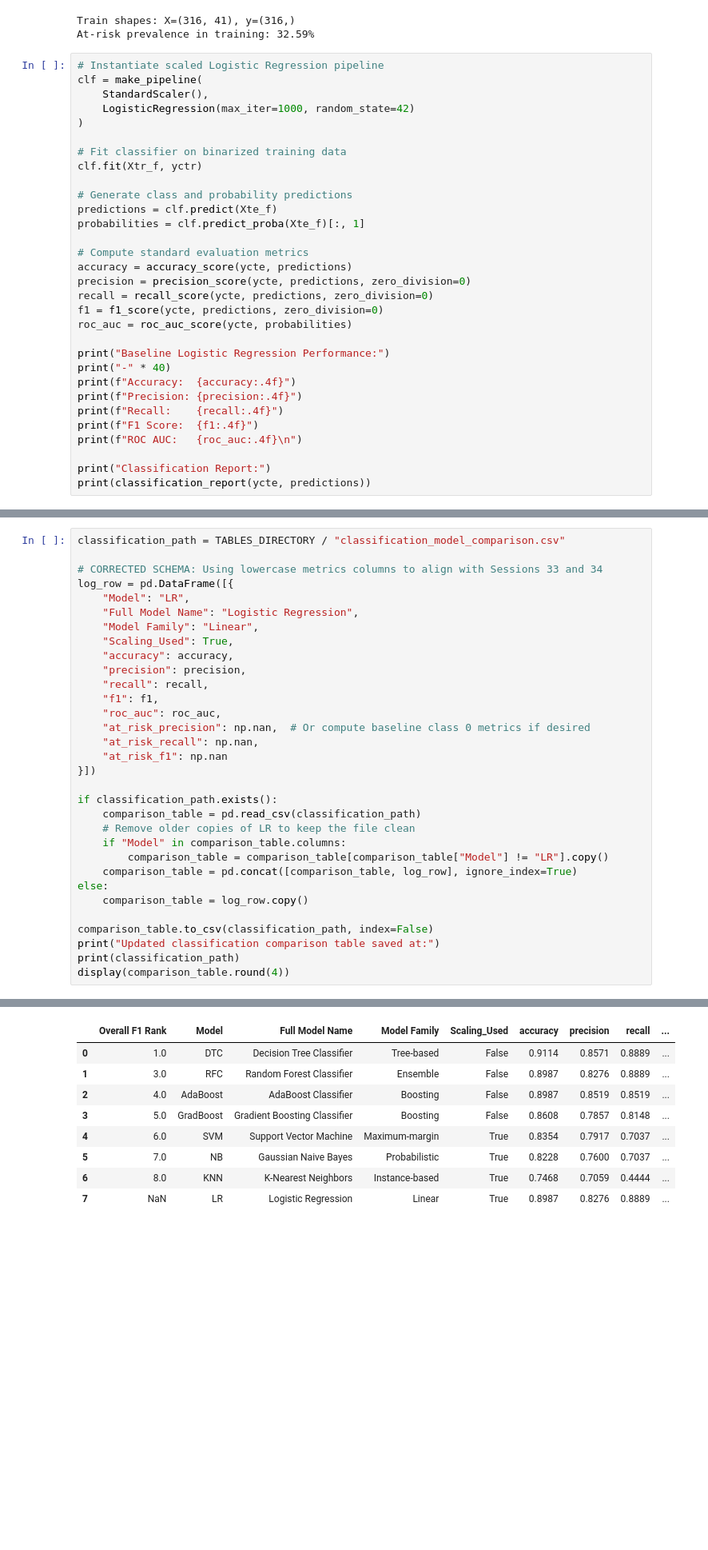
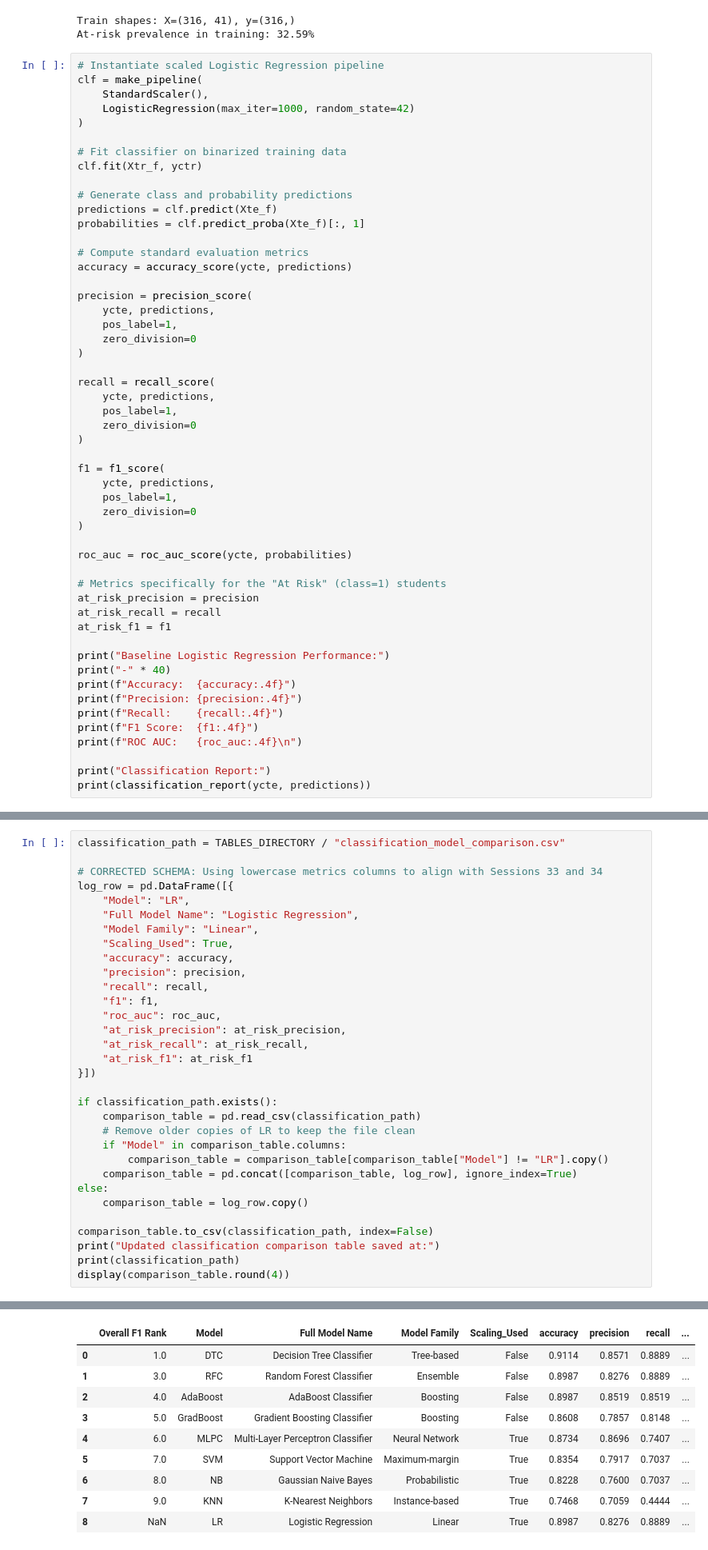
Before and after one commit to NDracorex/student-performance-ml, a Jupyter notebook: notebooks/07_classification_models.ipynb, the cells around one changed output, grey strips where cells are left out. Shown at 80% size. Drawn from its saved outputs; the diff is of its cells as text; blank space fills up the shorter version.

Commit message:
Repair table and add mising LR values

```diff
--- a/notebooks/07_classification_models.ipynb
+++ b/notebooks/07_classification_models.ipynb
@@ -83,10 +83,31 @@ probabilities = clf.predict_proba(Xte_f)[:, 1]
 
 # Compute standard evaluation metrics
 accuracy = accuracy_score(ycte, predictions)
-precision = precision_score(ycte, predictions, zero_division=0)
-recall = recall_score(ycte, predictions, zero_division=0)
-f1 = f1_score(ycte, predictions, zero_division=0)
+
+precision = precision_score(
+    ycte, predictions,
+    pos_label=1,
+    zero_division=0
+)
+
+recall = recall_score(
+    ycte, predictions,
+    pos_label=1,
+    zero_division=0
+)
+
+f1 = f1_score(
+    ycte, predictions,
+    pos_label=1,
+    zero_division=0
+)
+
 roc_auc = roc_auc_score(ycte, probabilities)
+
+# Metrics specifically for the "At Risk" (class=1) students
+at_risk_precision = precision
+at_risk_recall = recall
+at_risk_f1 = f1
 
 print("Baseline Logistic Regression Performance:")
 print("-" * 40)
@@ -126,40 +147,41 @@ log_row = pd.DataFrame([{
     "Model Family": "Linear",
     "Scaling_Used": True,
     "accuracy": accuracy,
     "precision": precision,
     "recall": recall,
     "f1": f1,
     "roc_auc": roc_auc,
-    "at_risk_precision": np.nan,  # Or compute baseline class 0 metrics if desired
-    "at_risk_recall": np.nan,
-    "at_risk_f1": np.nan
+    "at_risk_precision": at_risk_precision,
+    "at_risk_recall": at_risk_recall,
+    "at_risk_f1": at_risk_f1
 }])
 
 if classification_path.exists():
     comparison_table = pd.read_csv(classification_path)
     # Remove older copies of LR to keep the file clean
     if "Model" in comparison_table.columns:
         comparison_table = comparison_table[comparison_table["Model"] != "LR"].copy()
     comparison_table = pd.concat([comparison_table, log_row], ignore_index=True)
 else:
     comparison_table = log_row.copy()
 
 comparison_table.to_csv(classification_path, index=False)
 print("Updated classification comparison table saved at:")
 print(classification_path)
 display(comparison_table.round(4))
 # %% [output]
 Updated classification comparison table saved at:
 /home/nikhil/Desktop/VSCode/GSSRP/student-performance-prediction-ml/reports/tables/classification_model_comparison.csv
 |  | Overall F1 Rank | Model | Full Model Name | Model Family | Scaling_Used | accuracy | precision | recall | ... |
 | 0 | 1.0 | DTC | Decision Tree Classifier | Tree-based | False | 0.9114 | 0.8571 | 0.8889 | ... |
 | 1 | 3.0 | RFC | Random Forest Classifier | Ensemble | False | 0.8987 | 0.8276 | 0.8889 | ... |
 | 2 | 4.0 | AdaBoost | AdaBoost Classifier | Boosting | False | 0.8987 | 0.8519 | 0.8519 | ... |
 | 3 | 5.0 | GradBoost | Gradient Boosting Classifier | Boosting | False | 0.8608 | 0.7857 | 0.8148 | ... |
-| 4 | 6.0 | SVM | Support Vector Machine | Maximum-margin | True | 0.8354 | 0.7917 | 0.7037 | ... |
-| 5 | 7.0 | NB | Gaussian Naive Bayes | Probabilistic | True | 0.8228 | 0.7600 | 0.7037 | ... |
-| 6 | 8.0 | KNN | K-Nearest Neighbors | Instance-based | True | 0.7468 | 0.7059 | 0.4444 | ... |
-| 7 | NaN | LR | Logistic Regression | Linear | True | 0.8987 | 0.8276 | 0.8889 | ... |
+| 4 | 6.0 | MLPC | Multi-Layer Perceptron Classifier | Neural Network | True | 0.8734 | 0.8696 | 0.7407 | ... |
+| 5 | 7.0 | SVM | Support Vector Machine | Maximum-margin | True | 0.8354 | 0.7917 | 0.7037 | ... |
+| 6 | 8.0 | NB | Gaussian Naive Bayes | Probabilistic | True | 0.8228 | 0.7600 | 0.7037 | ... |
+| 7 | 9.0 | KNN | K-Nearest Neighbors | Instance-based | True | 0.7468 | 0.7059 | 0.4444 | ... |
+| 8 | NaN | LR | Logistic Regression | Linear | True | 0.8987 | 0.8276 | 0.8889 | ... |
 # %%
 # Validate scaling step and architecture parameters
 assert isinstance(clf.steps[0][1], StandardScaler), "Pipeline step 0 must be StandardScaler!"
```
Also changed, not shown: parts of 4 cells of this notebook, 1 other file.
